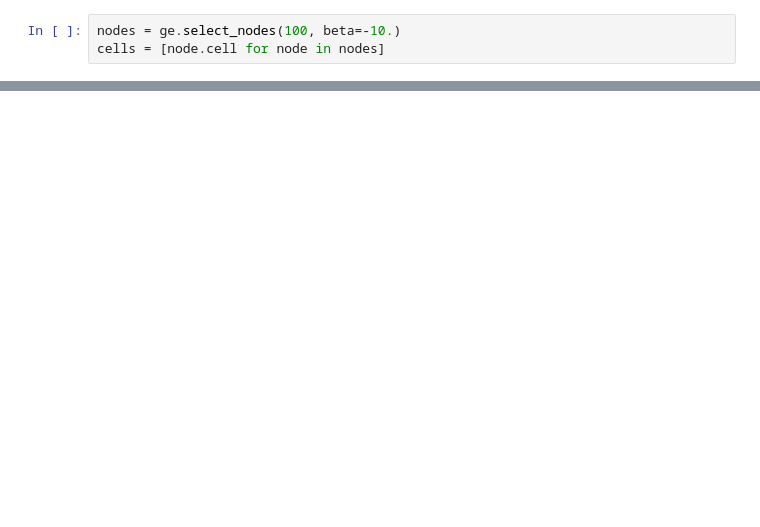
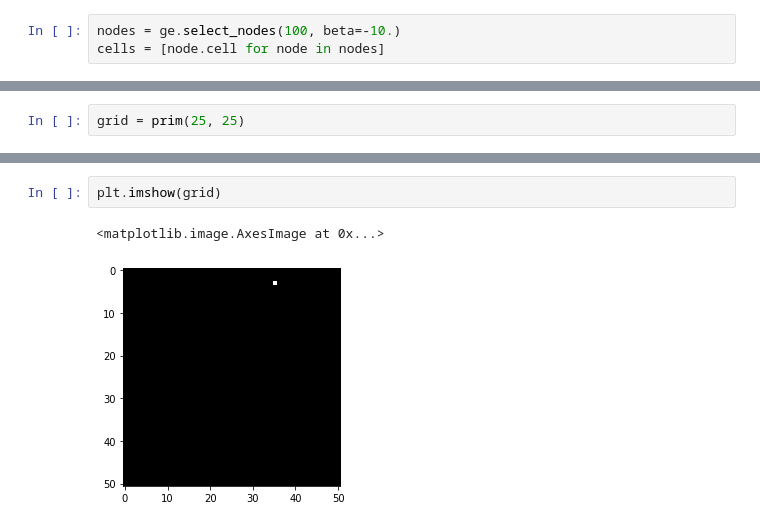
Before and after one commit to akarshkumar0101/exploration-generalization, a Jupyter notebook: maze.ipynb, the cells around one changed output, grey strips where cells are left out. Drawn from its saved outputs; the diff is of its cells as text; blank space fills up the shorter version.

```diff
--- a/maze.ipynb
+++ b/maze.ipynb
@@ -77,0 +233,2 @@ cells
+# %%
+grid = prim(25, 25)
@@ -77,0 +254,5 @@ cells
+# %%
+plt.imshow(grid)
+# %% [output]
+<matplotlib.image.AxesImage at 0x...>
+[figure, added]
```
Also changed, not shown: parts of 16 cells of this notebook, 6 other files.
